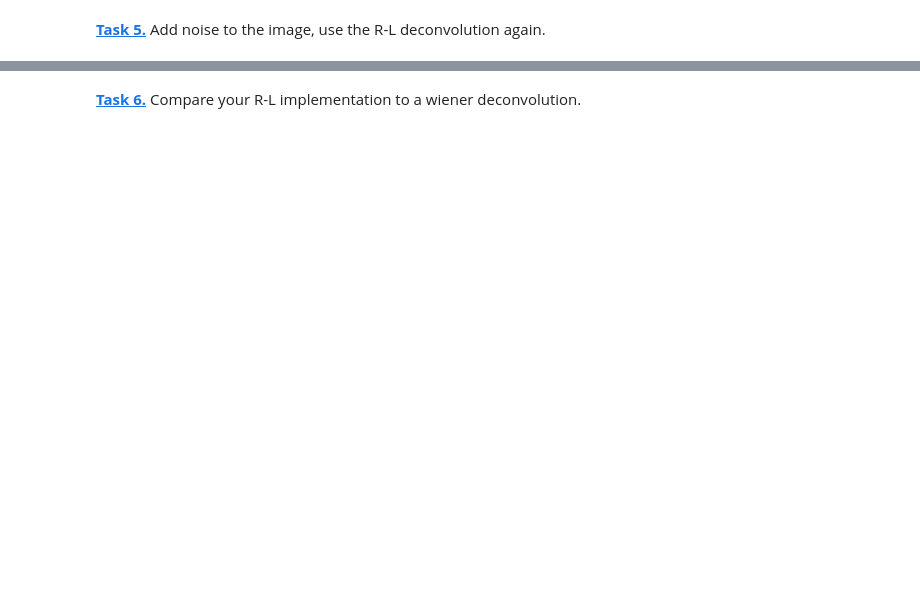
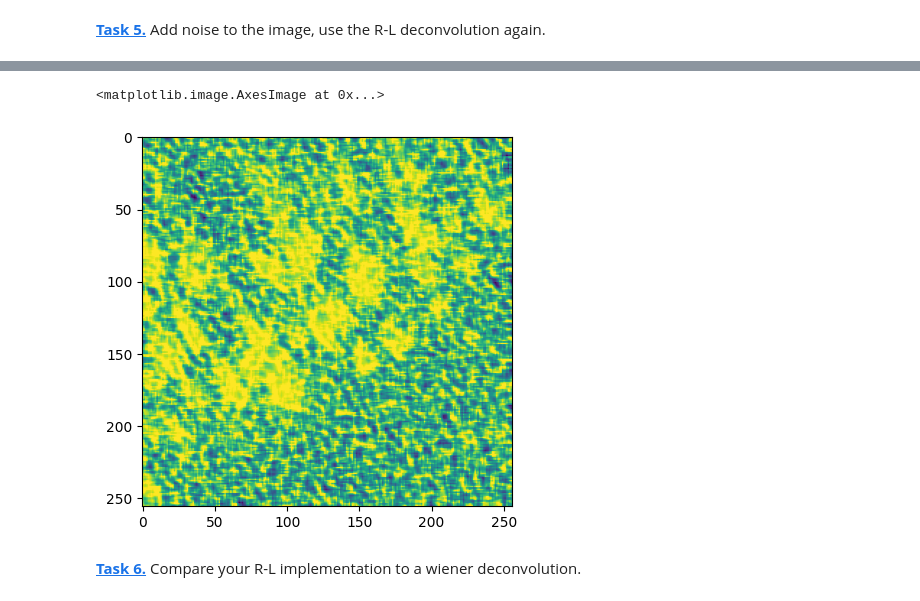
Before and after one commit to Anastasia933/FS5Python, a Jupyter notebook: deconvolution.ipynb, the cells around one changed output, grey strips where cells are left out. Drawn from its saved outputs; the diff is of its cells as text; code cells hidden in the pictures; blank space fills up the shorter version.

```diff
--- a/deconvolution.ipynb
+++ b/deconvolution.ipynb
@@ -86,2 +95,8 @@ noise = noise / reduce_factor
+# %%
+noise_restored = richardson_lucy_deconvolution(psf_GF_noise_clipped, psfGF, 20)
+plt.imshow(noise_restored)
+# %% [output]
+<matplotlib.image.AxesImage at 0x...>
+[figure, added]
 # %% [markdown]
 **[Task 6.]()** Compare your R-L implementation to a wiener deconvolution.
```
Also changed, not shown: parts of 8 cells of this notebook.
